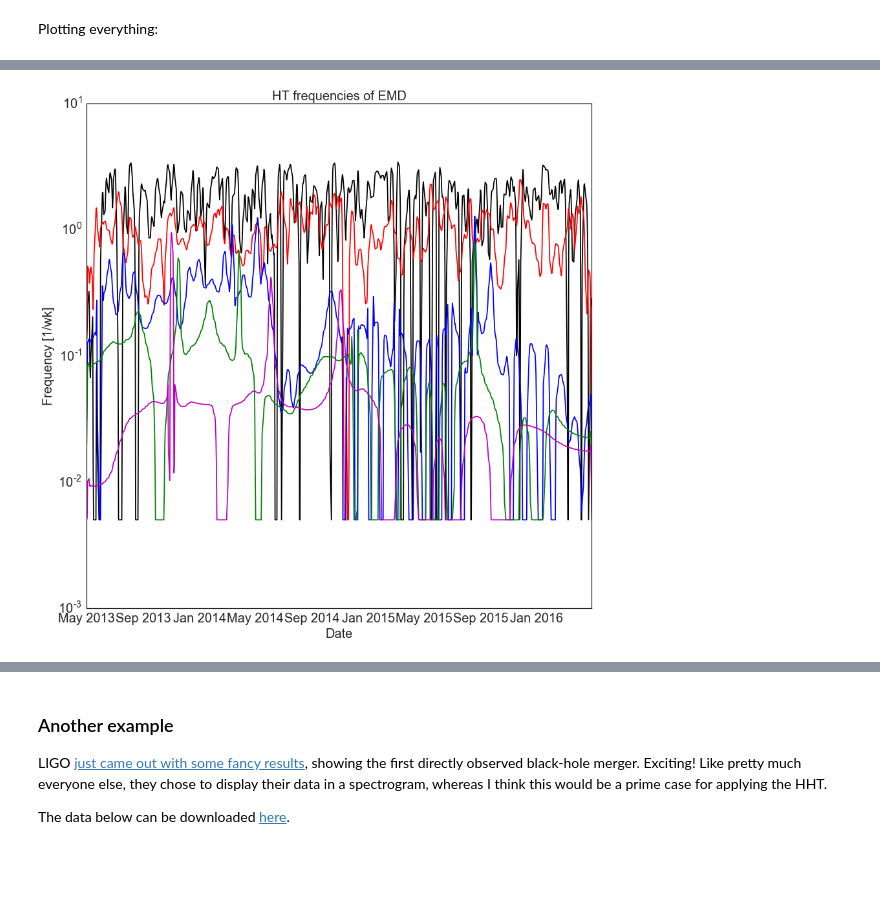
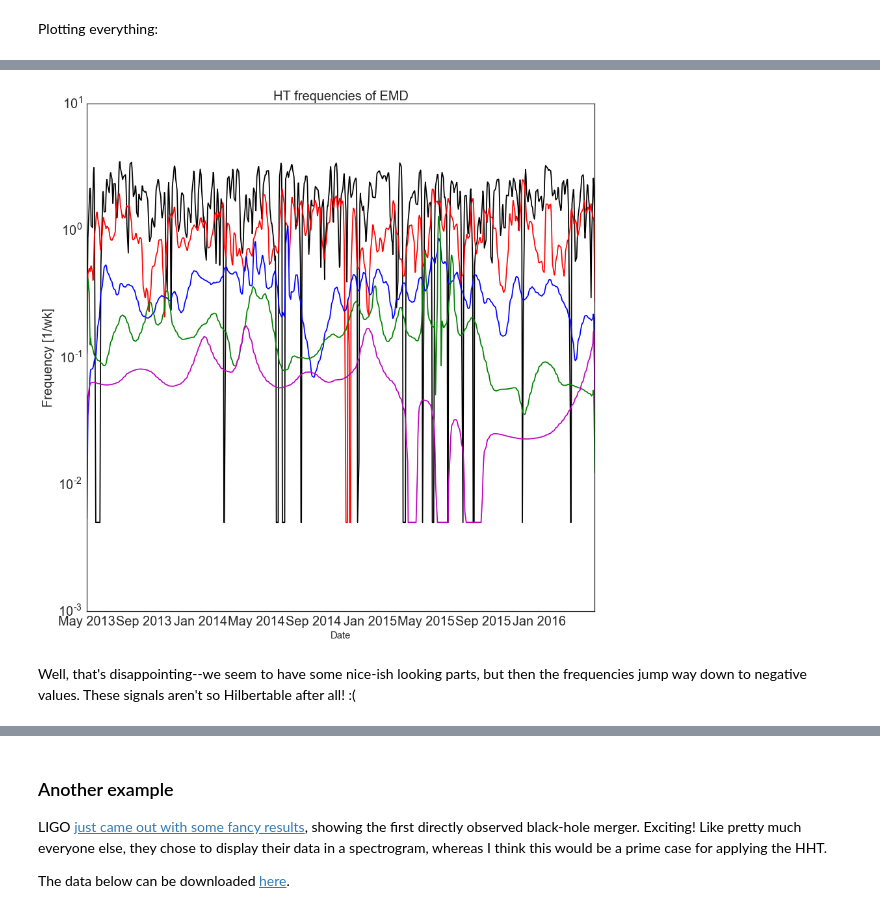
Before and after one commit to anzelpwj/Stats-week, a Jupyter notebook: Hilbert_Transform.ipynb, the cells around one changed output, grey strips where cells are left out. Cells and saved outputs as stored; diff of their text form; code cells hidden in the pictures; blank space fills up the shorter version.

```diff
--- a/Hilbert_Transform.ipynb
+++ b/Hilbert_Transform.ipynb
@@ -438,0 +479,2 @@ plt.title("VTI data, with extrema tagged", fontsize=20)
+# %%
+minima_x, minima_t, maxima_x, maxima_t = get_IMF_extrema(dummy_t, X0)
@@ -454,29 +537,22 @@ def HHT_IMF_prototype(t, x, Niter=5, verbose=False):
     for idx in range(Niter):
         if verbose:
             print('Running %d of %d' % (idx + 1, Niter))
-        try:
-            ext_t, ext_x = mirror_xy(t, x)
-            minima = sp.signal.argrelmin(ext_x)
-            maxima = sp.signal.argrelmax(ext_x)
-            minima_x = ext_x[minima]
-            minima_t = ext_t[minima]
-            maxima_x = ext_x[maxima]
-            maxima_t = ext_t[maxima]
+
+        minima_x, minima_t, maxima_x, maxima_t = get_IMF_extrema(t, x)
+        if minima_x is None:
+            raise ValueError('Signal given should be your residue.')
+
+        if len(minima_t) != 3:
             min_spline = sp.interpolate.interp1d(minima_t, minima_x, kind='cubic')
+        else:
+            # You need 4 points for a cubic spline, so use quadratic
+            min_spline = sp.interpolate.interp1d(minima_t, minima_x, kind='quadratic')
+
+        if len(maxima_t) != 3:
             max_spline = sp.interpolate.interp1d(maxima_t, maxima_x, kind='cubic')
-        except:
-            # We try and do this with an extra reflection
-            if verbose:
-                print('Trying with extended region')
-            ext_t, ext_x = mirror_xy(t, x, numrep=2)
-            minima = sp.signal.argrelmin(ext_x)
-            maxima = sp.signal.argrelmax(ext_x)
-            minima_x = ext_x[minima]
-            minima_t = ext_t[minima]
-            maxima_x = ext_x[maxima]
-            maxima_t = ext_t[maxima]
-            min_spline = sp.interpolate.interp1d(minima_t, minima_x, kind='cubic')
-            max_spline = sp.interpolate.interp1d(maxima_t, maxima_x, kind='cubic')
+        else:
+            max_spline = sp.interpolate.interp1d(maxima_t, maxima_x, kind='quadratic')
+
         env_mean = (min_spline(t) + max_spline(t))/2
         x = x - env_mean
         out_x[:, idx] = x
@@ -579,7 +655,7 @@ plt.legend(fontsize=15, loc=4)
 # %% [markdown]
 I want to automate this process more, so I'll now use the S stoppage rule (number of extrema and zero-crossings within one of each other, number of extrema and zero crossings does not change for 5 iterations).
 # %%
-def calculate_next_IMF(X_i, S_finish=5, maxiter=25, extra_verbose=False):
+def calculate_next_IMF(X_i, S_finish=5, maxiter=50, extra_verbose=False):
     print("Calulating h_i0")
     t = np.arange(len(X_i))
     S_accum = 0
@@ -821,32 +927,34 @@ freq3 = savgol_filter(freq3, 5, 3, deriv=0, mode='mirror')
 freq3[freq3 < min_freq_thresh] = min_freq_thresh
 
 IMF_hil = mirror_hilbert(IMF4, reflect_x=False)
 
 env4 = np.abs(IMF_hil)
 phase = np.unwrap(np.angle(IMF_hil))
 phase = savgol_filter(phase, 7, 3, deriv=0, mode='mirror')
 freq4 = 7*savgol_filter(phase, 5, 3, deriv=1, delta=1, mode='mirror')/(2*np.pi)
 freq4 = savgol_filter(freq4, 5, 3, deriv=0, mode='mirror')
 freq4[freq4 < min_freq_thresh] = min_freq_thresh
 
 IMF_hil = mirror_hilbert(IMF5, reflect_x=False)
 
 env5 = np.abs(IMF_hil)
 phase = np.unwrap(np.angle(IMF_hil))
 phase = savgol_filter(phase, 7, 3, deriv=0, mode='mirror')
 freq5 = 7*savgol_filter(phase, 5, 3, deriv=1, delta=1, mode='mirror')/(2*np.pi)
 freq5 = savgol_filter(freq5, 5, 3, deriv=0, mode='mirror')
 freq5[freq5 < min_freq_thresh] = min_freq_thresh
 
 fig, axes = plt.subplots(nrows=1, ncols=1, figsize=(14, 14))
 axes.semilogy(vti_dates, freq1, color='k', label='IMF1')
 axes.semilogy(vti_dates, freq2, color='r', label='IMF2')
 axes.semilogy(vti_dates, freq3, color='b', label='IMF3')
 axes.semilogy(vti_dates, freq4, color='g', label='IMF4')
 axes.semilogy(vti_dates, freq5, color='m', label='IMF5')
-axes.set_xlabel("Date", fontsize=20)
+axes.set_xlabel("Date", fontsize=15)
 axes.set_ylabel("Frequency [1/wk]", fontsize=20)
 axes.set_title("HT frequencies of EMD", fontsize=20)
 axes.tick_params(labelsize=20)
 # %% [output]
-[figure, old version]
+[figure, new version]
+# %% [markdown]
+Well, that's disappointing--we seem to have some nice-ish looking parts, but then the frequencies jump way down to negative values. These signals aren't so Hilbertable after all! :(
```
Also changed, not shown: parts of 57 cells of this notebook, 1 other file.
